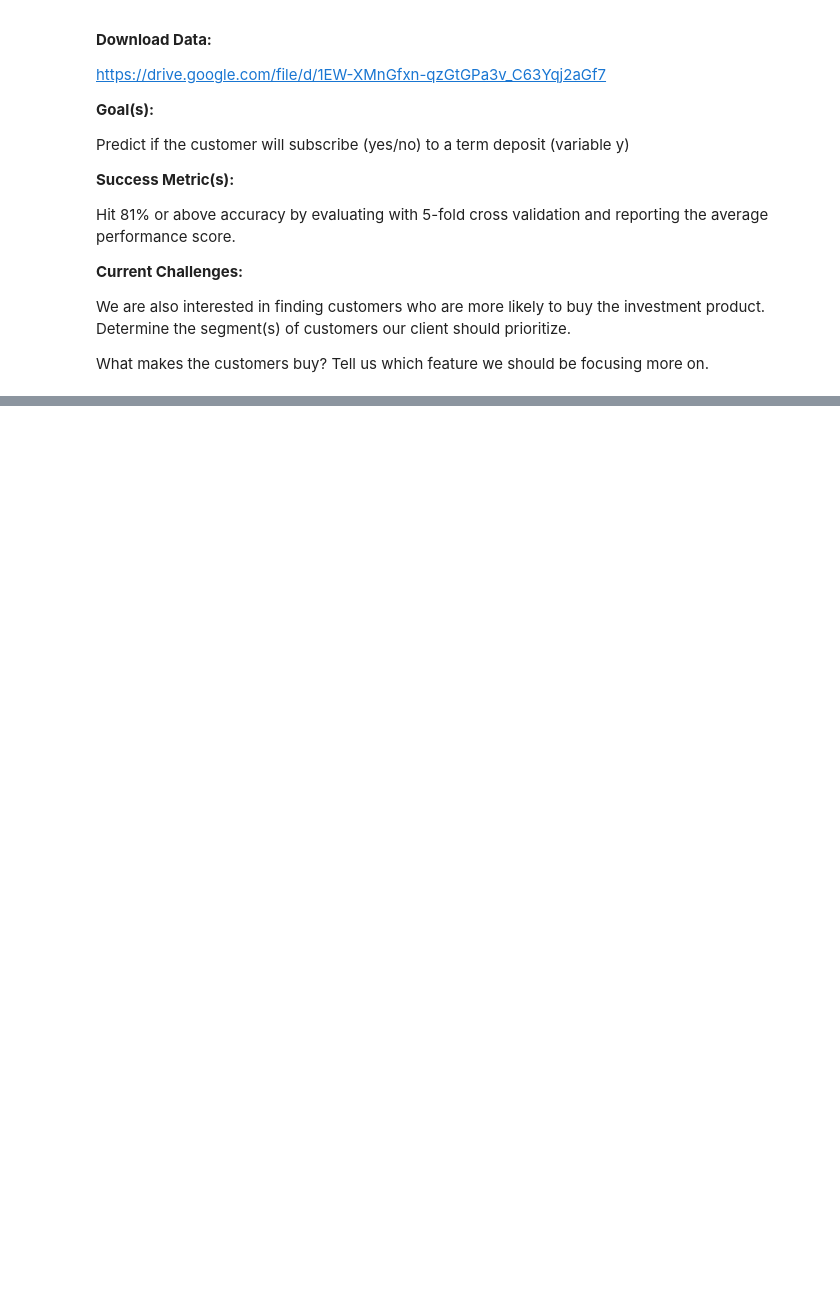
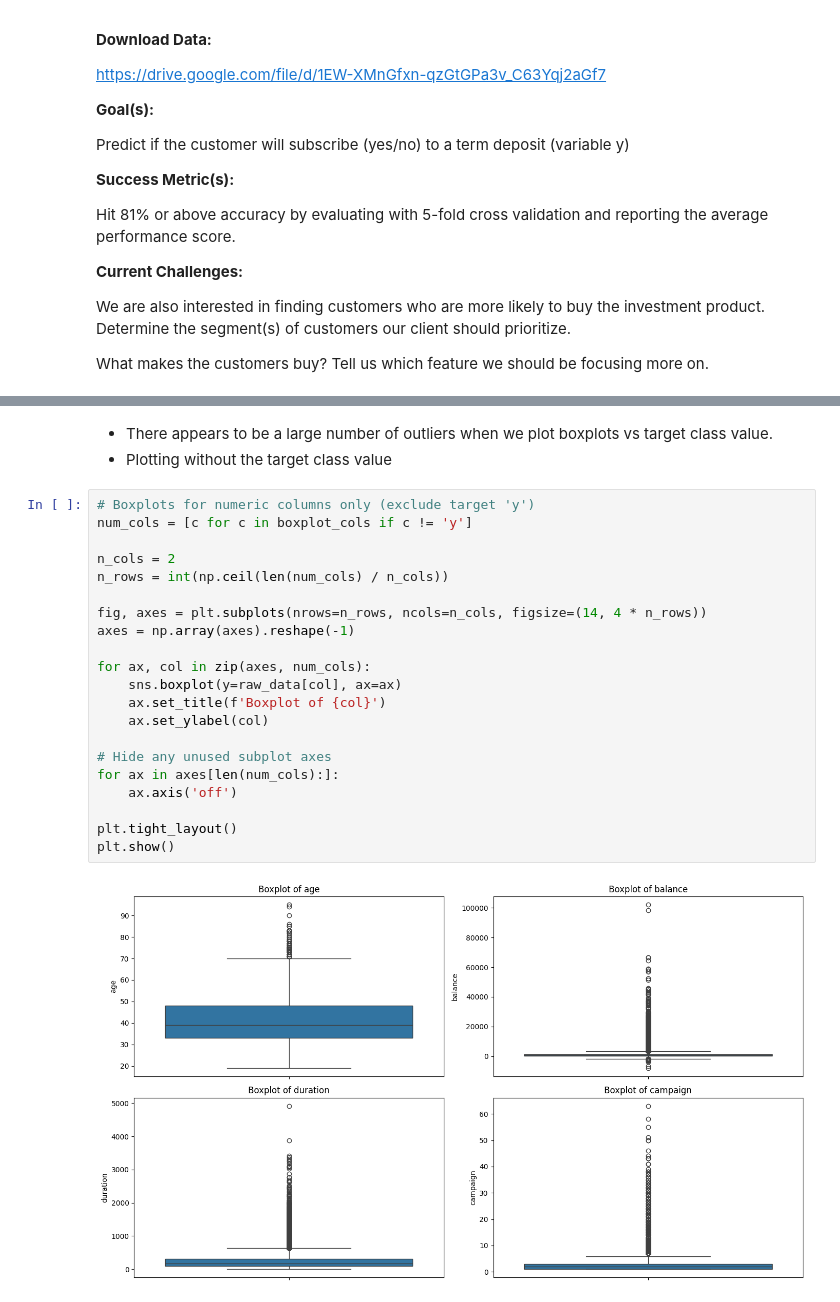
Before and after one commit to cameroncochrane/lA82lBNDpo9AlAnK, a Jupyter notebook: notebooks/DepositMarketing_1.ipynb, the cells around one changed output, grey strips where cells are left out. Drawn from its saved outputs; the diff is of its cells as text; blank space fills up the shorter version.

```diff
--- a/notebooks/DepositMarketing_1.ipynb
+++ b/notebooks/DepositMarketing_1.ipynb
@@ -71,0 +240,26 @@ import seaborn as sns
+# %% [markdown]
+- There appears to be a large number of outliers when we plot boxplots vs target class value.
+- Plotting without the target class value
+# %%
+# Boxplots for numeric columns only (exclude target 'y')
+num_cols = [c for c in boxplot_cols if c != 'y']
+
+n_cols = 2
+n_rows = int(np.ceil(len(num_cols) / n_cols))
+
+fig, axes = plt.subplots(nrows=n_rows, ncols=n_cols, figsize=(14, 4 * n_rows))
+axes = np.array(axes).reshape(-1)
+
+for ax, col in zip(axes, num_cols):
+    sns.boxplot(y=raw_data[col], ax=ax)
+    ax.set_title(f'Boxplot of {col}')
+    ax.set_ylabel(col)
+
+# Hide any unused subplot axes
+for ax in axes[len(num_cols):]:
+    ax.axis('off')
+
+plt.tight_layout()
+plt.show()
+# %% [output]
+[figure, added]
```
Also changed, not shown: parts of 15 cells of this notebook, 3 other files.
